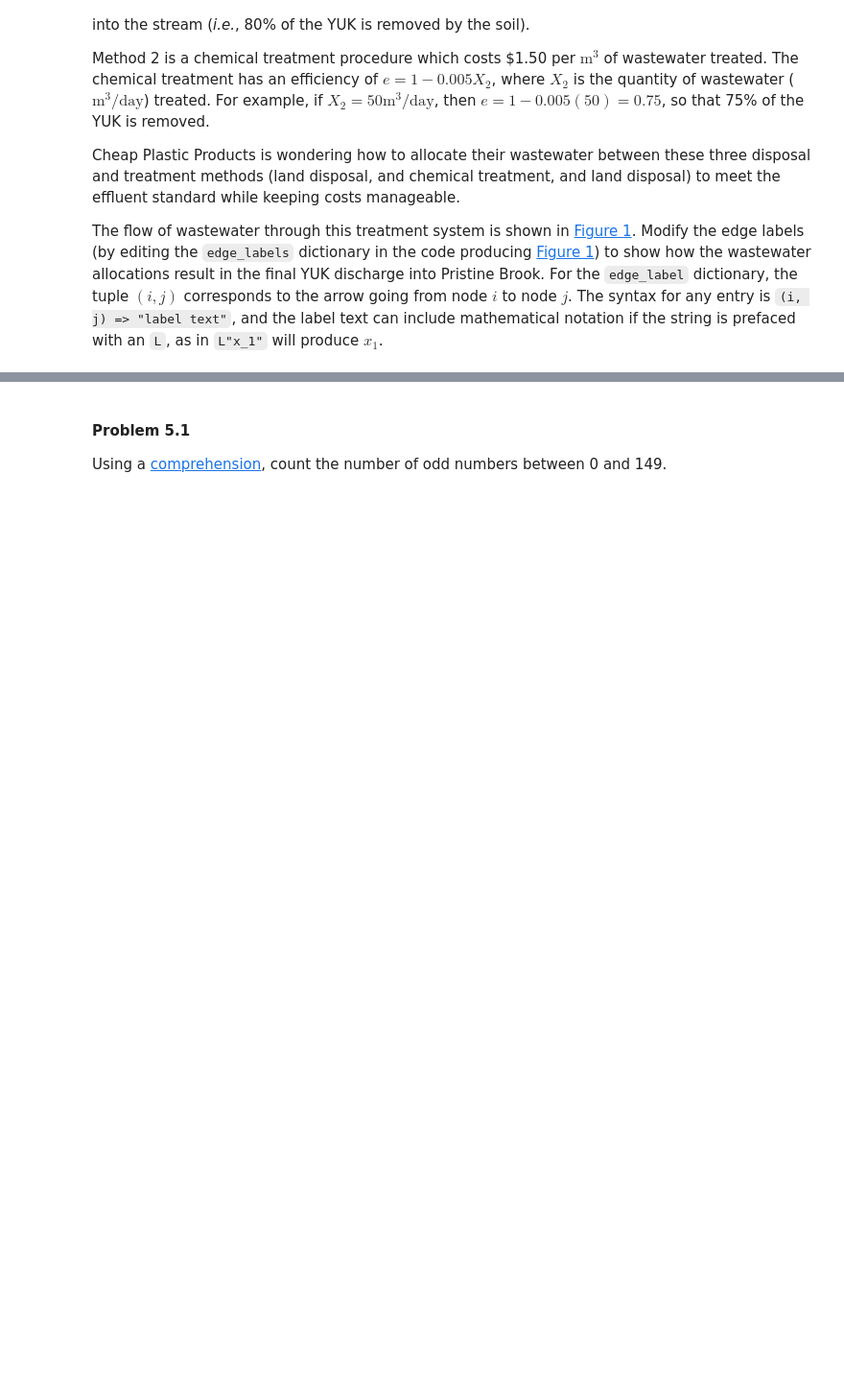
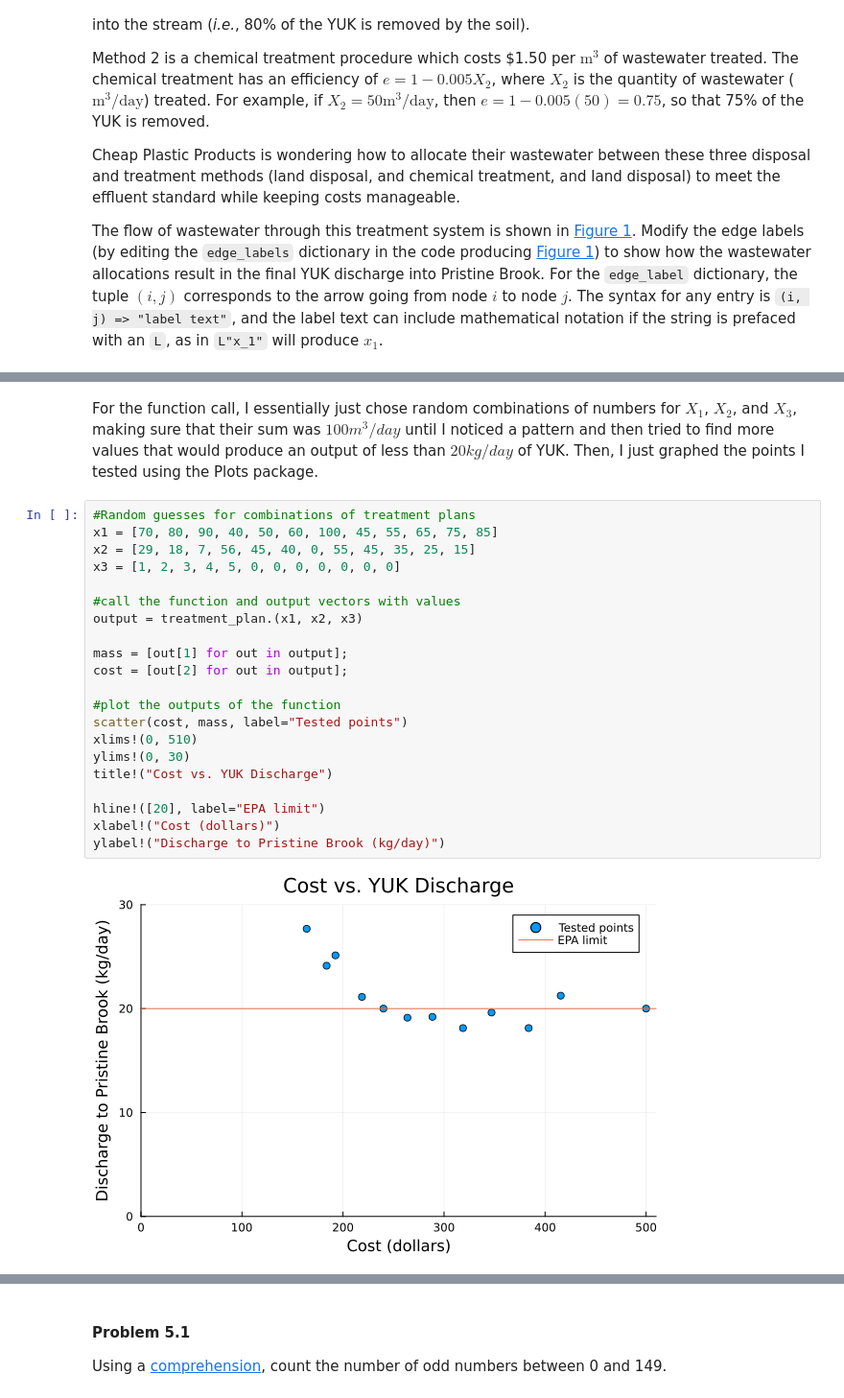
Before and after one commit to BEE4750-FA24/hw1-arischor, a Jupyter notebook: hw01.ipynb, the cells around one changed output, grey strips where cells are left out. Shown at 96% size. Drawn from its saved outputs; the diff is of its cells as text; blank space fills up the shorter version.

```diff
--- a/hw01.ipynb
+++ b/hw01.ipynb
@@ -356,0 +352,25 @@ display(p)
+# %% [markdown]
+For the function call, I essentially just chose random combinations of numbers for $X_1$, $X_2$, and $X_3$, making sure that their sum was $100 m^3/day$ until I noticed a pattern and then tried to find more values that would produce an output of less than $20 kg/day$ of YUK. Then, I just graphed the points I tested using the Plots package.
+# %%
+#Random guesses for combinations of treatment plans
+x1 = [70, 80, 90, 40, 50, 60, 100, 45, 55, 65, 75, 85]
+x2 = [29, 18, 7, 56, 45, 40, 0, 55, 45, 35, 25, 15]
+x3 = [1, 2, 3, 4, 5, 0, 0, 0, 0, 0, 0, 0]
+
+#call the function and output vectors with values
+output = treatment_plan.(x1, x2, x3)
+
+mass = [out[1] for out in output];
+cost = [out[2] for out in output];
+
+#plot the outputs of the function
+scatter(cost, mass, label="Tested points")
+xlims!(0, 510)
+ylims!(0, 30)
+title!("Cost vs. YUK Discharge")
+
+hline!([20], label="EPA limit")
+xlabel!("Cost (dollars)")
+ylabel!("Discharge to Pristine Brook (kg/day)")
+# %% [output]
+[figure, added]
```
Also changed, not shown: parts of 12 cells of this notebook.
